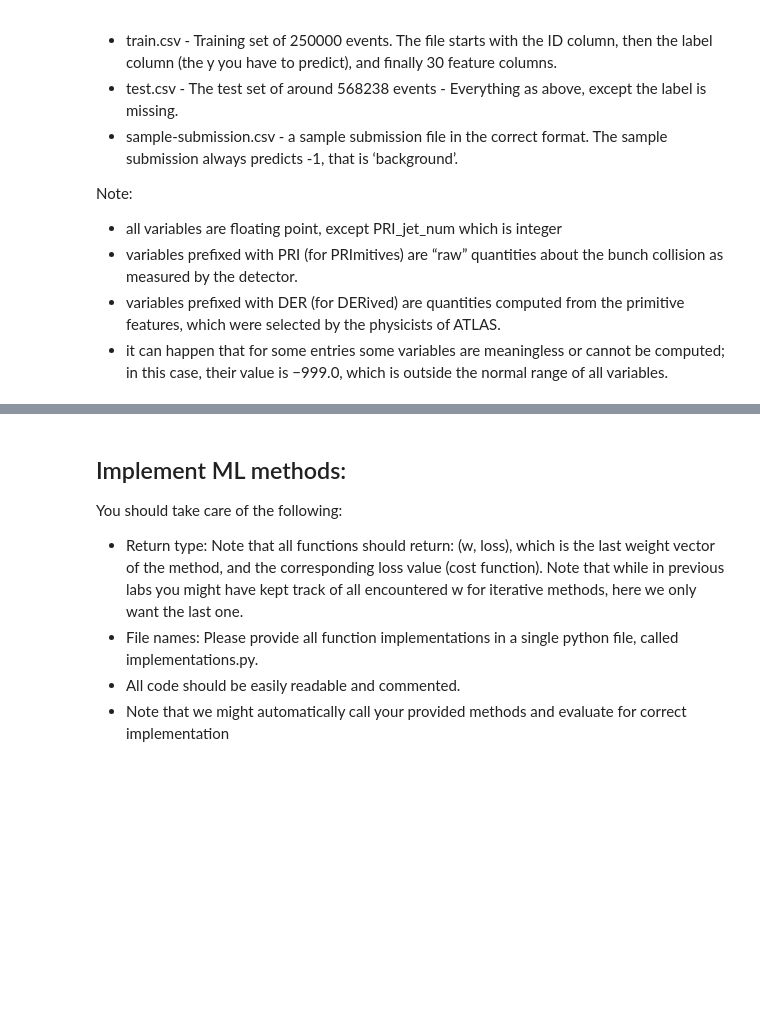
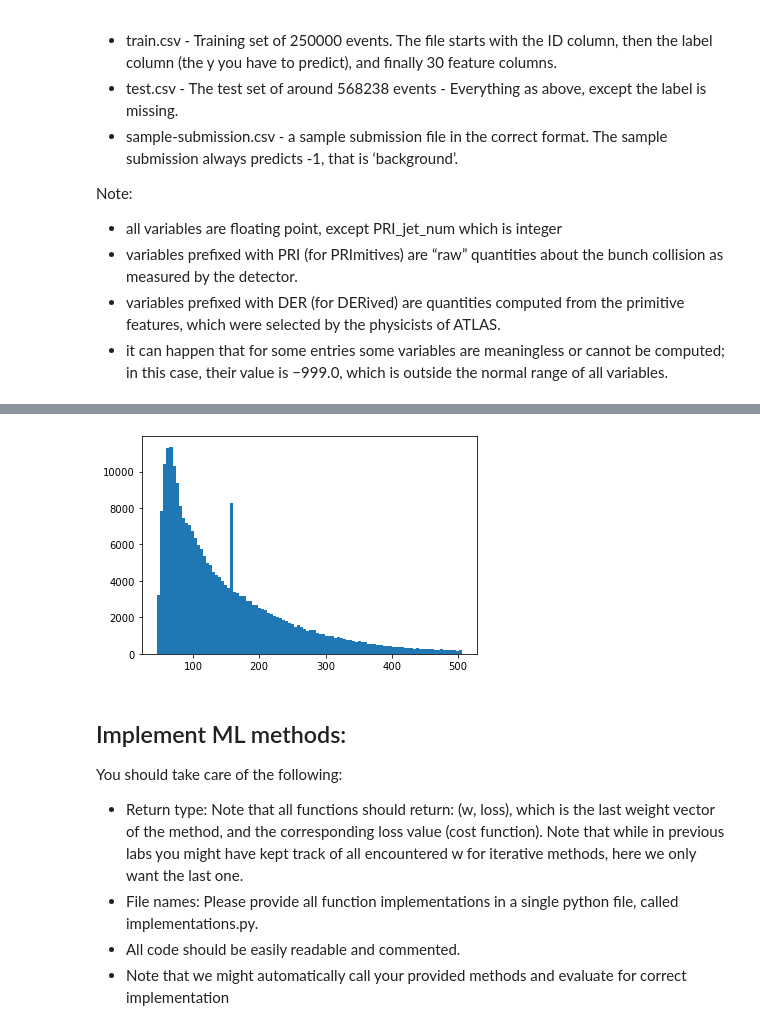
Before and after one commit to Dreyvor/ML_Project_1, a Jupyter notebook: source/project_1.ipynb, the cells around one changed output, grey strips where cells are left out. Saved outputs shown, nothing was run; the diff lists cells and outputs as text; code cells hidden in the pictures; blank space fills up the shorter version.

Commit message:
Cleaned data

```diff
--- a/source/project_1.ipynb
+++ b/source/project_1.ipynb
@@ -40,3 +50,44 @@ print(f'training data shape: y {y.shape}, X {tX.shape}')
+# %%
+### Invalid data cleaning
+
+### First, we should remove all the -999 values and replace it by something usefull.
+### We have two choices. Either we remove the entire sample that contains -999
+### Or we replace this value with the mean of all the other values for the given feature
+
+def replace_invalid_values_with_mean(tX, invalid_identifier):
+    """Replaces invalid values with the mean of all the values in the cooresponding feature """
+    nb_features = tX.shape[1]
+
+    for i in range(nb_features):
+        input_data = tX[:,i] # list of the given feature for all the samples
+        values_to_remove = np.array([invalid_identifier]) # a list of the invalid numbers to remove
+        valid_data = np.setdiff1d(input_data,values_to_remove) # input data without invalid values
+        valid_data_mean = np.mean(valid_data) # mean of input data without invalid values
+        tX[tX[:,i]==invalid_identifier,i] = valid_data_mean # replacing all the invalid data with the above mean
+
+    return tX
+
+invalid_identifier = -999
+tX = replace_invalid_values_with_mean(tX, invalid_identifier)
+# %%
+### Outlayers removing
+
+def replace_outlayers_values_with_mean(tX, delta):
+    """Replaces outlayers values with the mean of all the values in the cooresponding feature """
+    mean = tX.mean(axis=0).reshape(1, -1)
+    std_deviation = tX.std(axis=0).reshape(1, -1)
+
+    threshold = delta*std_deviation
+    result = np.where(np.abs(tX - mean) < threshold*np.ones_like(tX), tX, mean)
+    return result
+
+delta = 3 # we consider a value as outlay when x > delta*std_deviationtX = replace_outlayers_values_with_mean(tX, delta)
+tX = replace_outlayers_values_with_mean(tX, delta)
+# %%
+plt.hist(tX[:,9], bins=100)
+plt.show()
+# %% [output]
+[figure, added]
 # %%
 ### Encoding of y:
 y_enc = (y+1)/2
```
Also changed, not shown: parts of 18 cells of this notebook.
